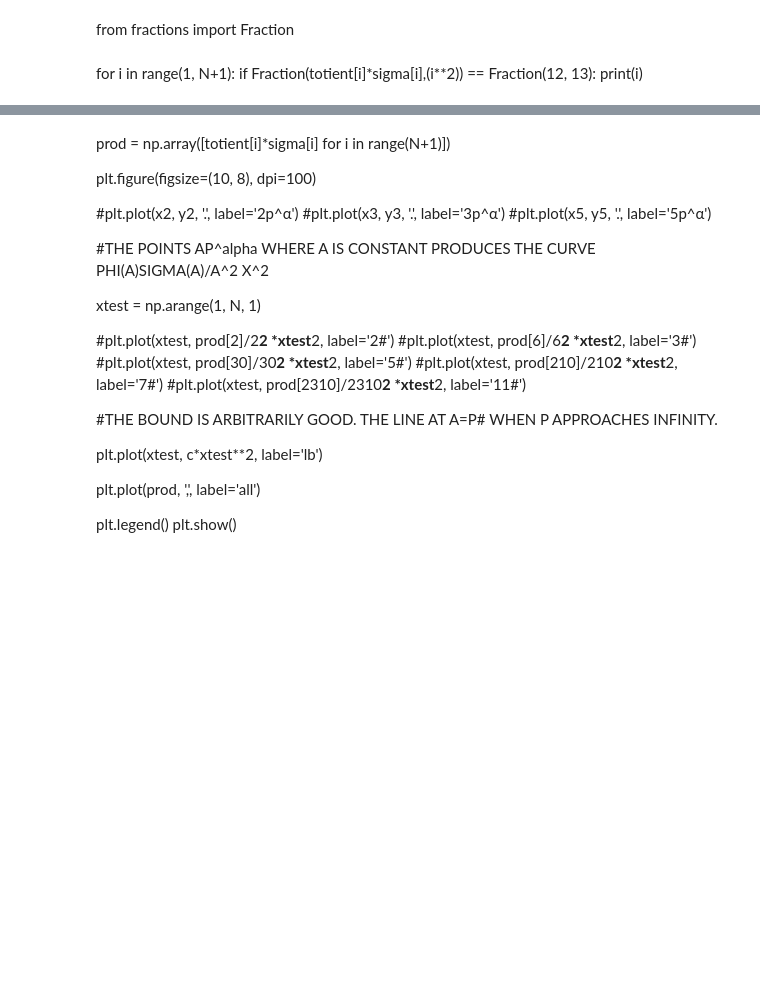
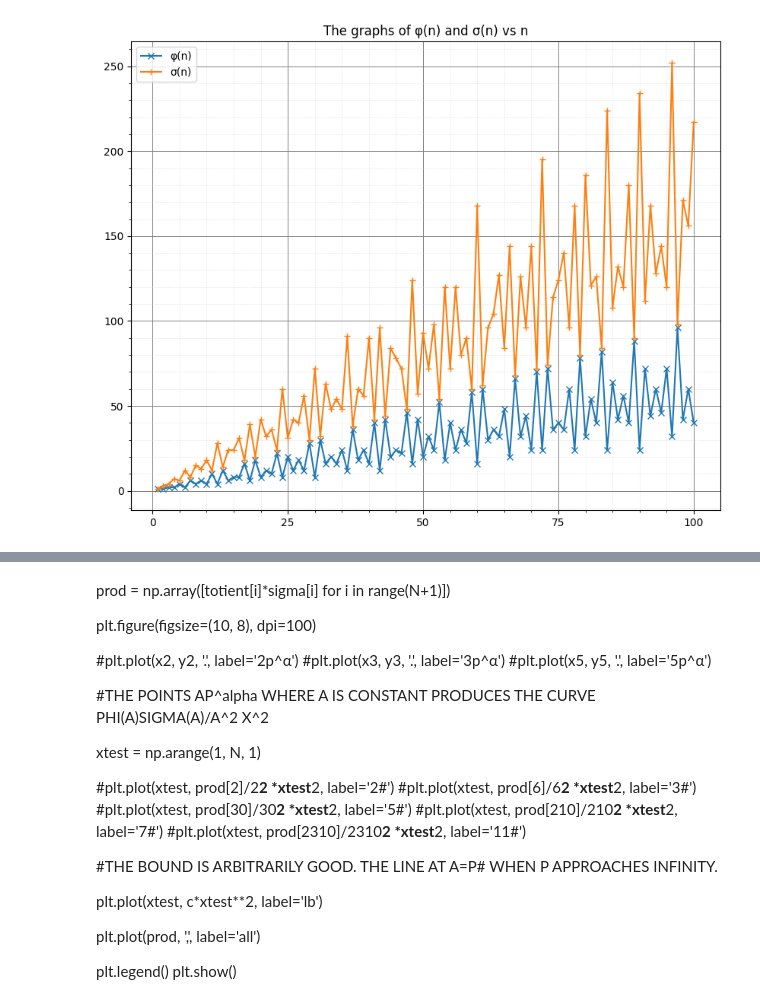
Before and after one commit to zh0ngy1l1/extended_essay, a Jupyter notebook: extended_essay/gather_stats/test.ipynb, the cells around one changed output, grey strips where cells are left out. Drawn from its saved outputs; the diff is of its cells as text; code cells hidden in the pictures; blank space fills up the shorter version.

```diff
--- a/extended_essay/gather_stats/test.ipynb
+++ b/extended_essay/gather_stats/test.ipynb
@@ -1,14 +1,16 @@
 # %%
-N = 1000000
+N = 100
 totient = [0] * (N+1)
 sigma = [0] * (N+1)
 
 with open("data.csv") as h:
     for line in h.read().split("\n"):
         a, b, c = map(int, line.split(" "))
         totient[a] = b
         sigma[a] = c
         if a == N: break
+# %% [output]
+[figure, added]
 # %%
 import math
 c = 6 / math.pi**2
@@ -34,12 +36,6 @@ def init_pfactorize():
             pow_i *= i
 
 init_pfactorize()
-# %% [markdown]
-from fractions import Fraction
-# %% [markdown]
-for i in range(1, N+1):
-    if Fraction(totient[i]*sigma[i],(i**2)) == Fraction(12, 13):
-        print(i)
 # %%
 def ok2(n, p):
     return len(list(pfactorize[n])) == 2 and pfactorize[n][p]==1
```
Also changed, not shown: parts of 4 cells of this notebook, 13 other files.
